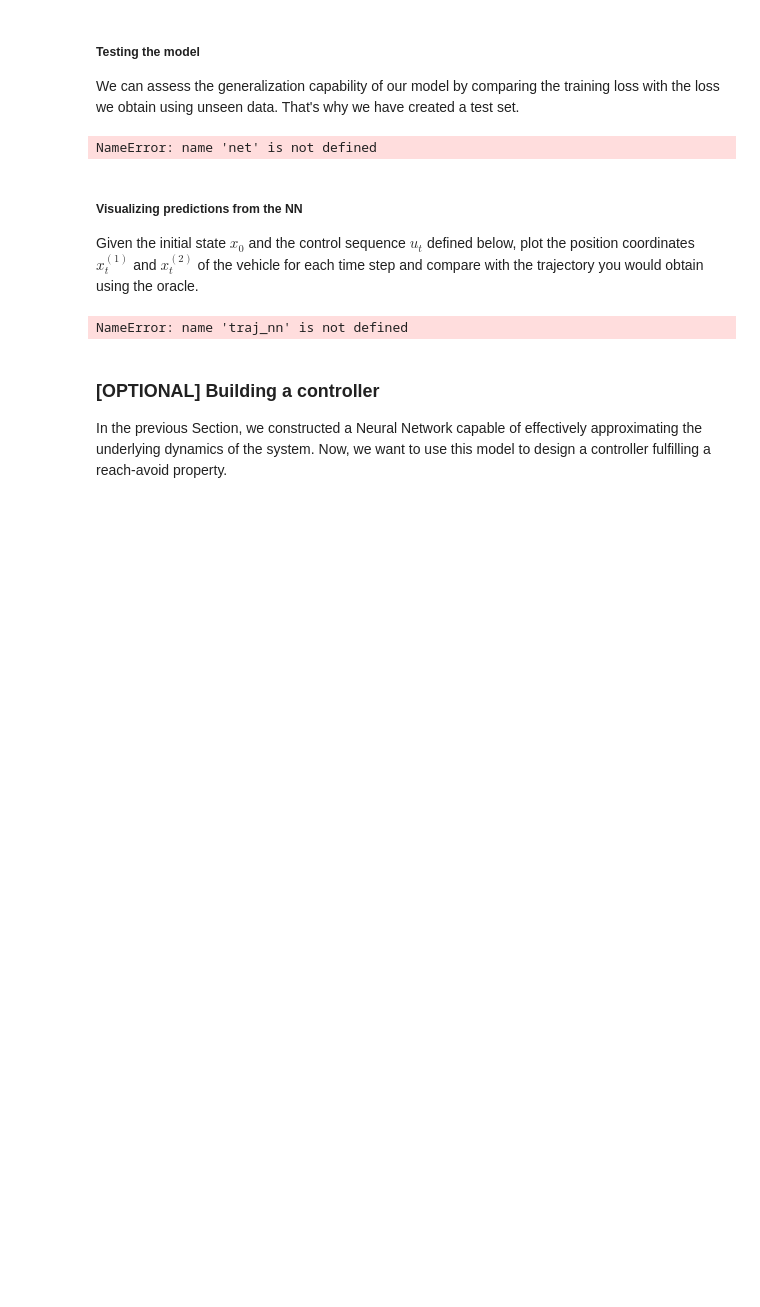
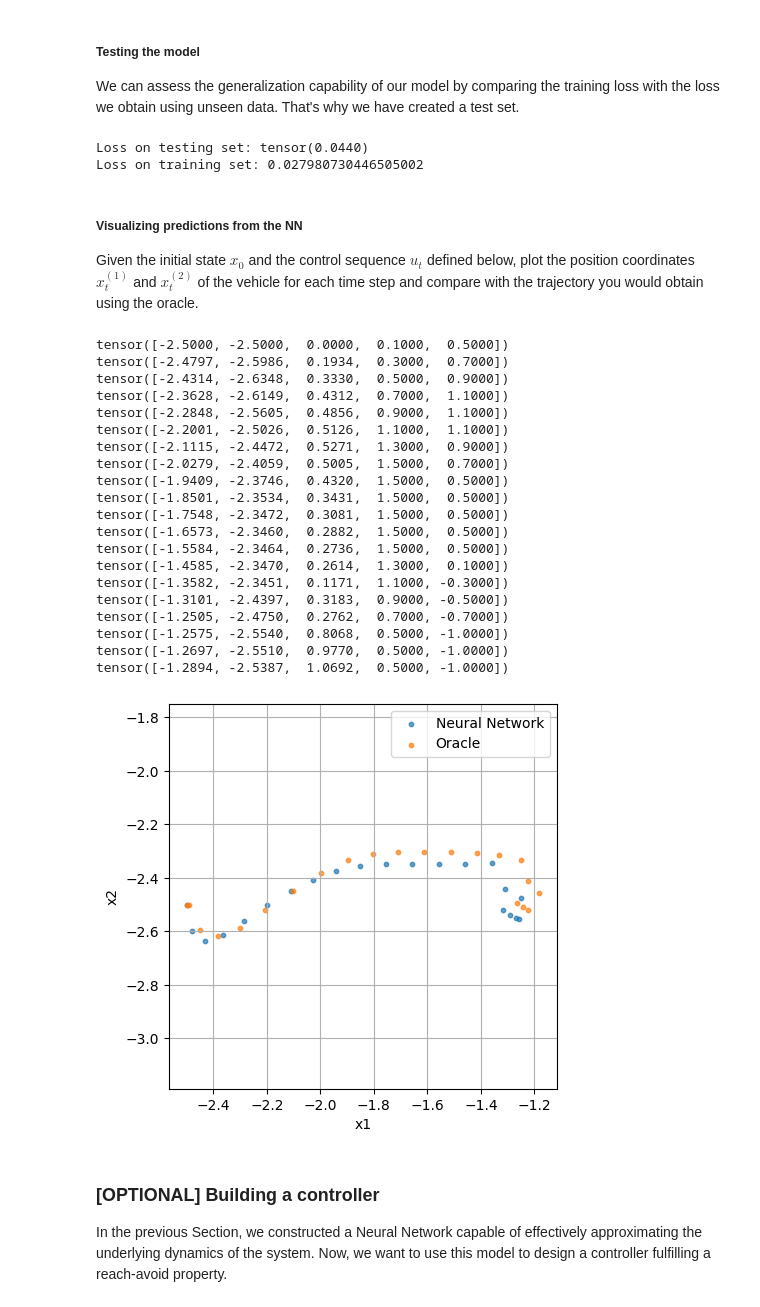
Before and after one commit to misofey/SC-Works, a Jupyter notebook: MachineLearning/assignment/assignment.ipynb, the cells around one changed output. Cells and saved outputs as stored; diff of their text form; code cells hidden in the pictures; blank space fills up the shorter version.

```diff
--- a/MachineLearning/assignment/assignment.ipynb
+++ b/MachineLearning/assignment/assignment.ipynb
@@ -114,13 +193,15 @@ We can assess the generalization capability of our model by comparing the traini
 # %%
 net.eval() # Set model to evaluation mode
 with torch.no_grad(): # Only build forward graph => faster
-    y_test_pred = ...
+    y_test_pred = net.net(X_test)
 
-loss_test = ... # TODO: Compute loss between y_test_pred and y_test
+loss_test = loss_func(y_test_pred, y_test) # TODO: Compute loss between y_test_pred and y_test
 print('Loss on testing set:', loss_test)
-# TODO: Compare the testing loss with the training loss
+print('Loss on training set:', train_losses[-1])
+# Compare the testing loss with the training loss
 # %% [output]
-NameError: name 'net' is not defined
+Loss on testing set: tensor(0.0440)
+Loss on training set: 0.027980730446505002
 # %% [markdown]
 ##### Visualizing predictions from the NN
 
@@ -128,15 +209,44 @@ Given the initial state $x_0$ and the control sequence $u_t$ defined below, plot
 # %%
 x0 = torch.tensor([-2.5, -2.5, 0.0])
 u_sequence = torch.tensor([[0.1, 0.5], [0.3, 0.7], [0.5, 0.9], [0.7, 1.1], [0.9, 1.1], [1.1, 1.1], [1.3, 0.9], [1.5, 0.7], [1.5, 0.5], [1.5, 0.5], [1.5, 0.5], [1.5, 0.5], [1.5, 0.5],
                            [1.3, 0.1], [1.1, -0.3], [0.9, -0.5], [0.7, -0.7], [0.5, -1.0], [0.5, -1.0], [0.5, -1.0]])
 
-# TODO: Build a trajectory using the trained NN starting from x_0, given the sequence of control inputs u_sequence, and then plot the two first coordinates of the trajectory (i.e. the position of the car predicted by the NN at each time step). Do the same using the oracle (i.e. the true underlying dynamics). Compare the plots.
 
-...
+traj_nn = []
+traj_nn.append(x0)
+traj_oracle = [x0]
+with torch.no_grad():
+    for i in range(u_sequence.size(0)):
+        input = torch.cat([traj_nn[-1], u_sequence[i, :]])
+        print(input)
+        traj_nn.append(net.net(input))
+        traj_oracle.append(oracle.forward(input[:3], u_sequence[i, :]))
+    # Build a trajectory using the trained NN starting from x_0, given the sequence of control inputs u_sequence, and then plot the two first coordinates of the trajectory (i.e. the position of the car predicted by the NN at each time step). Do the same using the oracle (i.e. the true underlying dynamics). Compare the plots.
+
 
 plot_position_trajectories(torch.stack(traj_nn), torch.stack(traj_oracle))
 # %% [output]
-NameError: name 'traj_nn' is not defined
+tensor([-2.5000, -2.5000,  0.0000,  0.1000,  0.5000])
+tensor([-2.4797, -2.5986,  0.1934,  0.3000,  0.7000])
+tensor([-2.4314, -2.6348,  0.3330,  0.5000,  0.9000])
+tensor([-2.3628, -2.6149,  0.4312,  0.7000,  1.1000])
+tensor([-2.2848, -2.5605,  0.4856,  0.9000,  1.1000])
+tensor([-2.2001, -2.5026,  0.5126,  1.1000,  1.1000])
+tensor([-2.1115, -2.4472,  0.5271,  1.3000,  0.9000])
+tensor([-2.0279, -2.4059,  0.5005,  1.5000,  0.7000])
+tensor([-1.9409, -2.3746,  0.4320,  1.5000,  0.5000])
+tensor([-1.8501, -2.3534,  0.3431,  1.5000,  0.5000])
+tensor([-1.7548, -2.3472,  0.3081,  1.5000,  0.5000])
+tensor([-1.6573, -2.3460,  0.2882,  1.5000,  0.5000])
+tensor([-1.5584, -2.3464,  0.2736,  1.5000,  0.5000])
+tensor([-1.4585, -2.3470,  0.2614,  1.3000,  0.1000])
+tensor([-1.3582, -2.3451,  0.1171,  1.1000, -0.3000])
+tensor([-1.3101, -2.4397,  0.3183,  0.9000, -0.5000])
+tensor([-1.2505, -2.4750,  0.2762,  0.7000, -0.7000])
+tensor([-1.2575, -2.5540,  0.8068,  0.5000, -1.0000])
+tensor([-1.2697, -2.5510,  0.9770,  0.5000, -1.0000])
+tensor([-1.2894, -2.5387,  1.0692,  0.5000, -1.0000])
+[figure, added]
 # %% [markdown]
 ### [OPTIONAL] Building a controller
 
```
Also changed, not shown: parts of 7 cells of this notebook, 1 other file.
